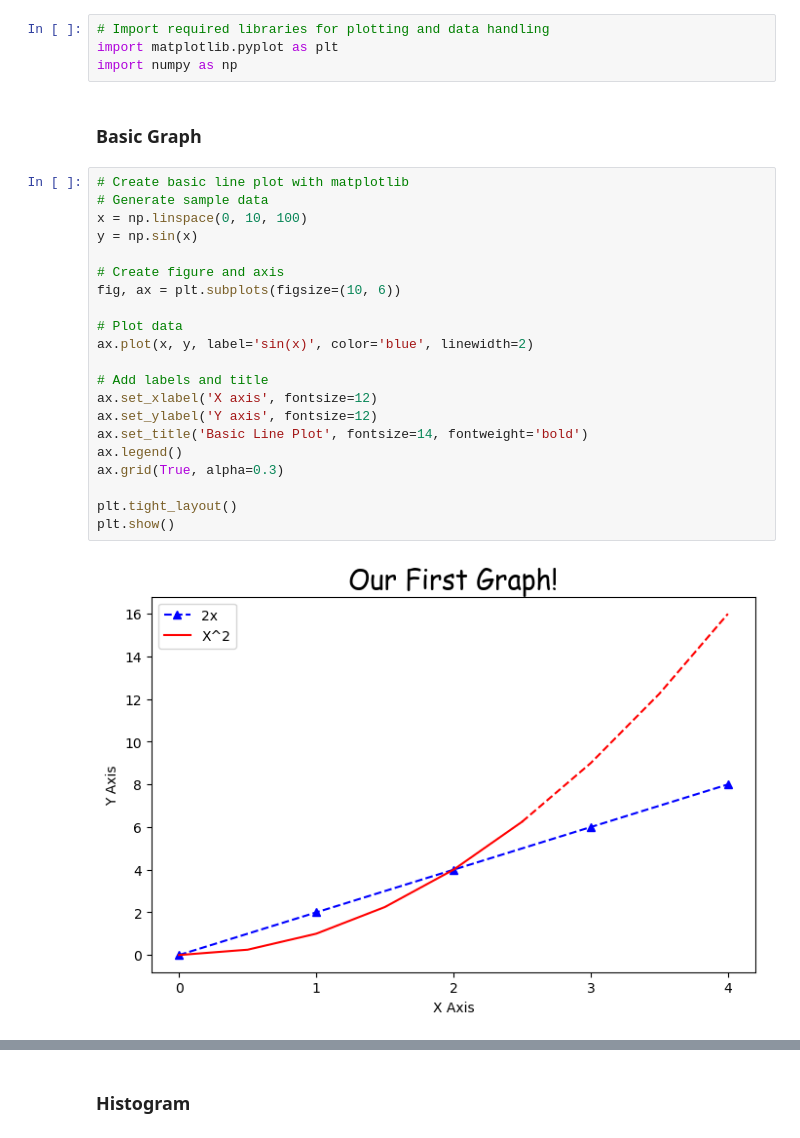
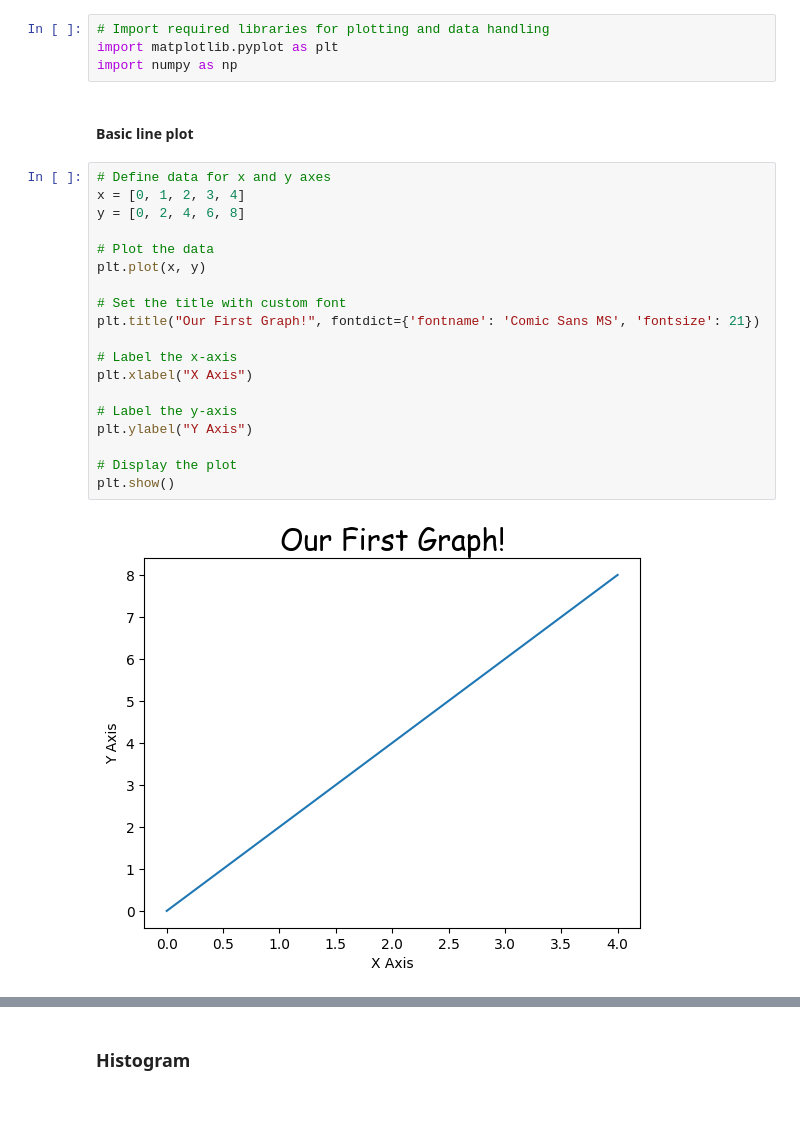
Before and after one commit to NehalLabib77/Machine_Learning, a Jupyter notebook: Data-Analysis/Matplotlib/Matplotlib Tutorial.ipynb, the cells around one changed output, grey strips where cells are left out. Drawn from its saved outputs; the diff is of its cells as text; blank space fills up the shorter version.

```diff
--- a/Data-Analysis/Matplotlib/Matplotlib Tutorial.ipynb
+++ b/Data-Analysis/Matplotlib/Matplotlib Tutorial.ipynb
@@ -142,27 +115,25 @@ Start with simple plots, then gradually add complexity:
 import matplotlib.pyplot as plt
 import numpy as np
 # %% [markdown]
-### Basic Graph
+#### Basic line plot
-# %%
-# Create basic line plot with matplotlib
-# Generate sample data
-x = np.linspace(0, 10, 100)
-y = np.sin(x)
-
-# Create figure and axis
-fig, ax = plt.subplots(figsize=(10, 6))
-
-# Plot data
-ax.plot(x, y, label='sin(x)', color='blue', linewidth=2)
-
-# Add labels and title
-ax.set_xlabel('X axis', fontsize=12)
-ax.set_ylabel('Y axis', fontsize=12)
-ax.set_title('Basic Line Plot', fontsize=14, fontweight='bold')
-ax.legend()
-ax.grid(True, alpha=0.3)
-
-plt.tight_layout()
-plt.show()
-# %% [output]
-[figure, removed]
+# %%
+# Define data for x and y axes
+x = [0, 1, 2, 3, 4]
+y = [0, 2, 4, 6, 8]
+
+# Plot the data
+plt.plot(x, y)
+
+# Set the title with custom font
+plt.title("Our First Graph!", fontdict={'fontname': 'Comic Sans MS', 'fontsize': 21})
+
+# Label the x-axis
+plt.xlabel("X Axis")
+
+# Label the y-axis
+plt.ylabel("Y Axis")
+
+# Display the plot
+plt.show()
+# %% [output]
+[figure, added]
```
Also changed, not shown: parts of 29 cells of this notebook.
